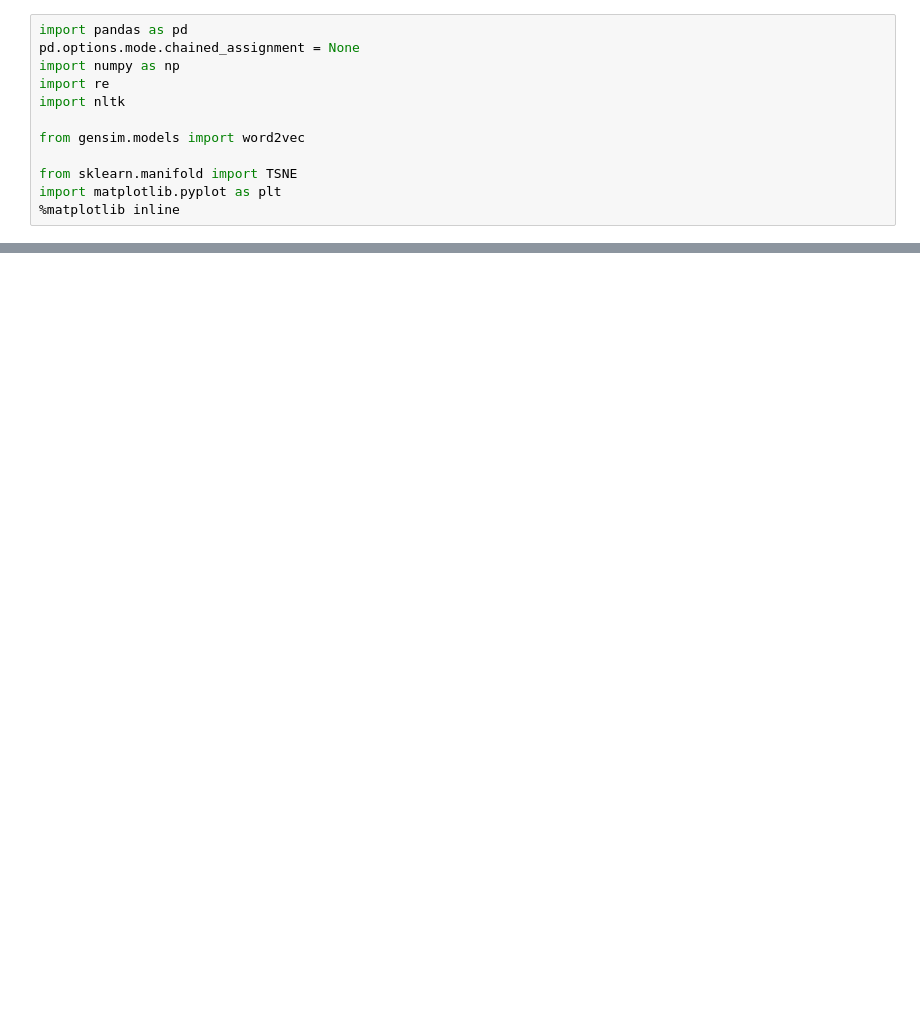
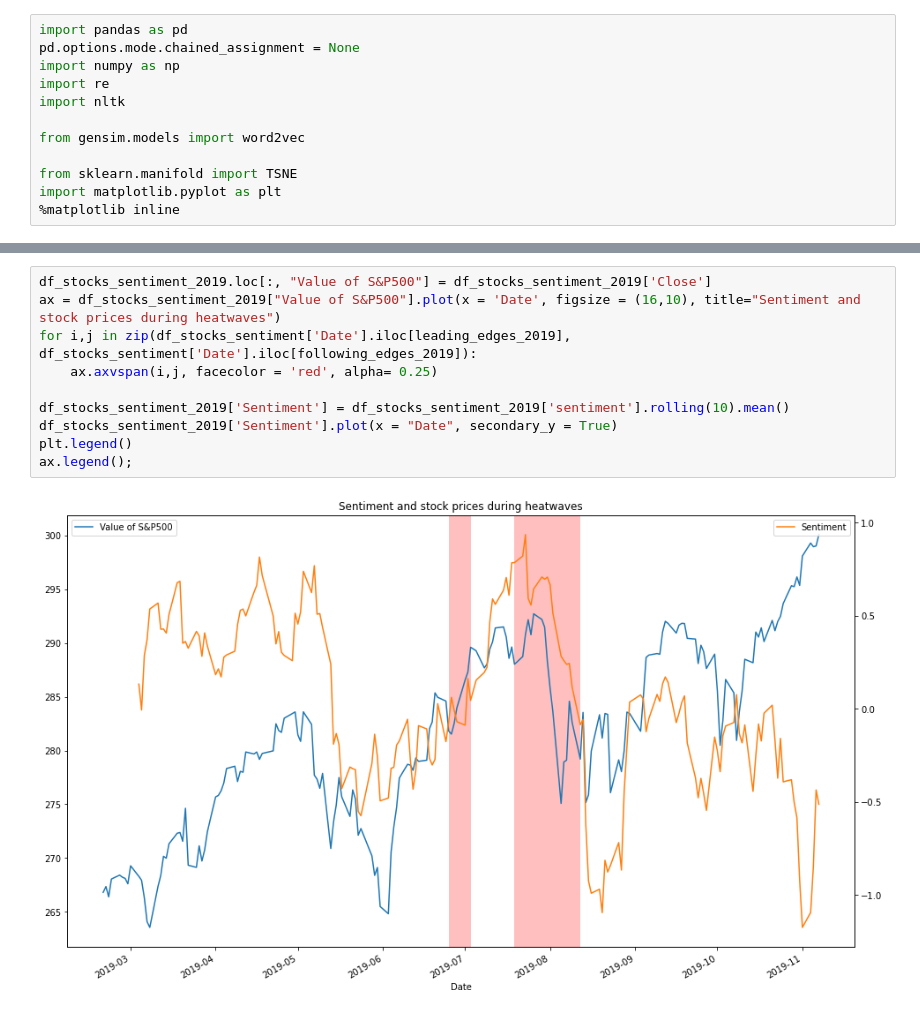
Before and after one commit to rubenkerkhofs/modern-data-analytics, a Jupyter notebook: RedditScrape.ipynb, the cells around one changed output, grey strips where cells are left out. Drawn from its saved outputs; the diff is of its cells as text; blank space fills up the shorter version.

```diff
--- a/RedditScrape.ipynb
+++ b/RedditScrape.ipynb
@@ -570,0 +270,12 @@ df_stocks_sentiment_2019['avg5'].plot(x = "Date", secondary_y = True)
+# %%
+df_stocks_sentiment_2019.loc[:, "Value of S&P500"] = df_stocks_sentiment_2019['Close']
+ax = df_stocks_sentiment_2019["Value of S&P500"].plot(x = 'Date', figsize = (16,10), title="Sentiment and stock prices during heatwaves")
+for i,j in zip(df_stocks_sentiment['Date'].iloc[leading_edges_2019], df_stocks_sentiment['Date'].iloc[following_edges_2019]):
+    ax.axvspan(i,j, facecolor = 'red', alpha= 0.25)
+
+df_stocks_sentiment_2019['Sentiment'] = df_stocks_sentiment_2019['sentiment'].rolling(10).mean()
+df_stocks_sentiment_2019['Sentiment'].plot(x = "Date", secondary_y = True)
+plt.legend()
+ax.legend();
+# %% [output]
+[figure, added]
```
Also changed, not shown: parts of 86 cells of this notebook, 17 other files.
